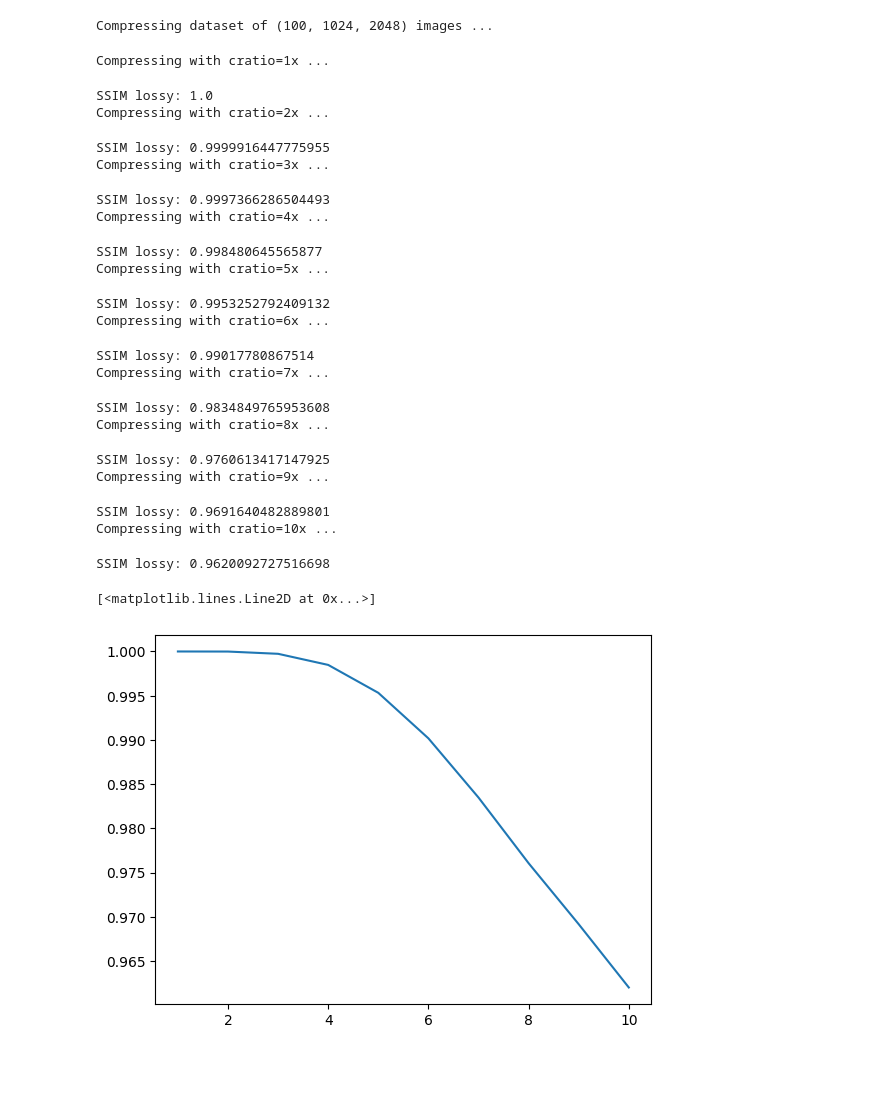
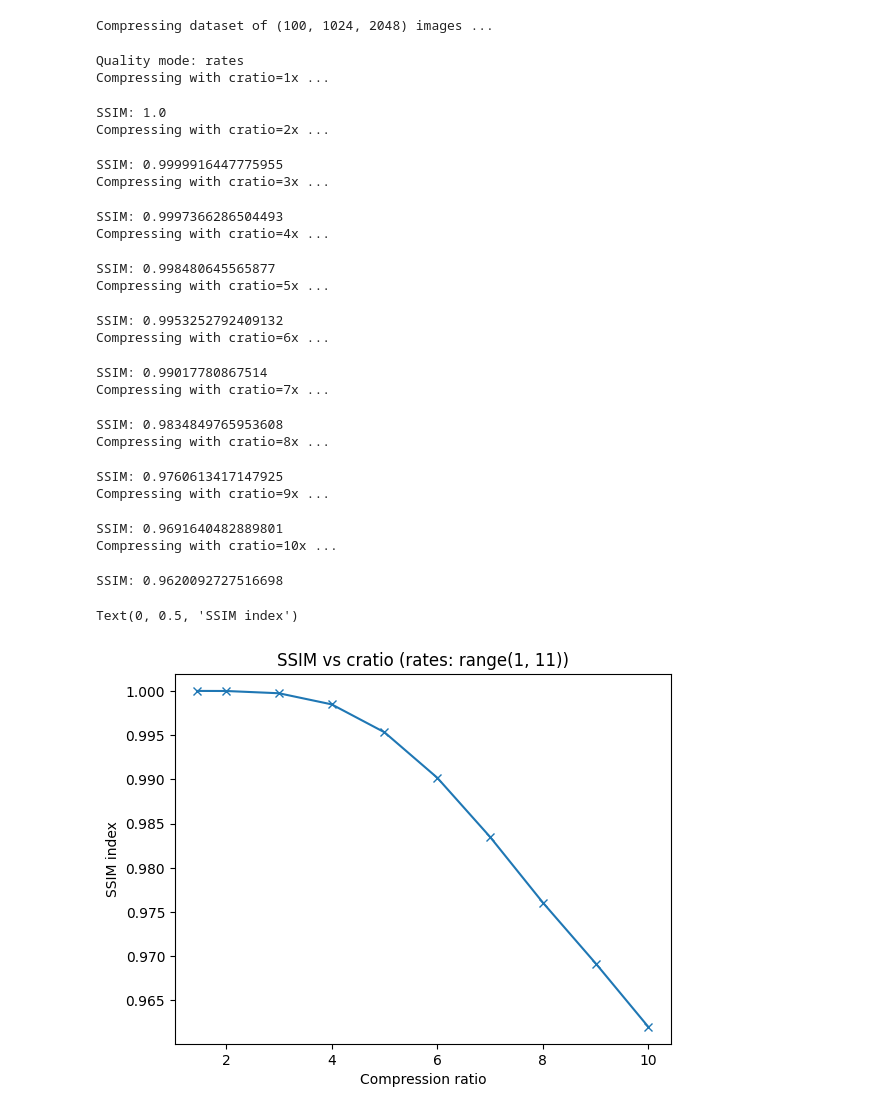
Before and after one commit to Blosc/blosc2_grok, a Jupyter notebook: bench/transcode-hdf5.ipynb, the cells around one changed output. Drawn from its saved outputs; the diff is of its cells as text; code cells hidden in the pictures; blank space fills up the shorter version.

```diff
--- a/bench/transcode-hdf5.ipynb
+++ b/bench/transcode-hdf5.ipynb
@@ -41,19 +51,30 @@ b2params = hdf5plugin.Blosc2()
 # Open the dataset
 f = h5py.File('/Users/faltet/Downloads/lung_raw_2000-2100.h5', 'r')
 dset = f['/data']
+if all_frames:
+    nframes = dset.shape[0]
+else:
+    nframes = 1
 print(f"Compressing dataset of {dset.shape} images ...")
 # %% [output]
 Compressing dataset of (100, 1024, 2048) images ...
 # %%
 # Compress the dataset with different compression ratios
-ssims_lossy = []
-for cratio in range(1, 11):
-    print(f"Compressing with cratio={cratio}x ...")
+quality_mode = "rates"
+print(f"Quality mode: {quality_mode}")
+ssims = []
+cratios = []
+times = []
+range_vals = list(range(1, 11))
+range_vals_str = "range(1, 11)"
+for cratio in range_vals:
+    if verbose:
+        print(f"Compressing with cratio={cratio}x ...")
     # Set the parameters that will be used by grok
     kwargs = {
         'cod_format': blosc2_grok.GrkFileFmt.GRK_FMT_JP2,
         'num_threads': 1,  # this does not have any effect (grok should work in multithreading mode)
-        'quality_mode': "rates",
+        'quality_mode': quality_mode,
         'quality_layers': np.array([cratio], dtype=np.float64)
     }
     blosc2_grok.set_params_defaults(**kwargs)
@@ -63,44 +84,55 @@ for cratio in range(1, 11):
     chunks = (1,) + dset.shape[1:]
     dset_out = fout.create_dataset('/data', shape=dset.shape, dtype=dset.dtype, chunks=chunks, **b2params)
 
-    for i in tqdm(range(dset.shape[0])):
+    # Iterate over the frames
+    iter_frames = tqdm(range(nframes)) if verbose else range(nframes)
+    for i in iter_frames:
         im = dset[i:i+1, ...]
         # Transform the numpy array to a blosc2 array. This is where compression happens.
+        t0 = time()
         b2im = blosc2.asarray(im, chunks=im.shape, blocks=im.shape, cparams=cparams)
+        if i == 0:
+            times.append(time() - t0)
 
         # Write to disk
         dset_out.id.write_direct_chunk((i, 0, 0), b2im.schunk.to_cframe())
         if i == 0:
+            cratios.append(b2im.schunk.cratio)
             # Compare with the original image
             im2 = b2im[:]
-            ssim_lossy = ssim(im[0], im2[0], data_range=im.max() - im.min())
-            ssims_lossy.append(ssim_lossy)
-    print(f"SSIM lossy: {ssim_lossy}")
+            ssim_ = ssim(im[0], im2[0], data_range=im.max() - im.min())
+            ssims.append(ssim_)
+    if verbose:
+        print(f"SSIM: {ssim_}")
     fout.close()
-f.close()
+meas[quality_mode] = {'ssims': ssims, 'cratios': cratios, 'times': times}
 # %% [output]
+Quality mode: rates
 Compressing with cratio=1x ...
-SSIM lossy: 1.0
+SSIM: 1.0
 Compressing with cratio=2x ...
-SSIM lossy: 0.9999916447775955
+SSIM: 0.9999916447775955
 Compressing with cratio=3x ...
-SSIM lossy: 0.9997366286504493
+SSIM: 0.9997366286504493
 Compressing with cratio=4x ...
-SSIM lossy: 0.998480645565877
+SSIM: 0.998480645565877
 Compressing with cratio=5x ...
-SSIM lossy: 0.9953252792409132
+SSIM: 0.9953252792409132
 Compressing with cratio=6x ...
-SSIM lossy: 0.99017780867514
+SSIM: 0.99017780867514
 Compressing with cratio=7x ...
-SSIM lossy: 0.9834849765953608
+SSIM: 0.9834849765953608
 Compressing with cratio=8x ...
-SSIM lossy: 0.9760613417147925
+SSIM: 0.9760613417147925
 Compressing with cratio=9x ...
-SSIM lossy: 0.9691640482889801
+SSIM: 0.9691640482889801
 Compressing with cratio=10x ...
-SSIM lossy: 0.9620092727516698
+SSIM: 0.9620092727516698
 # %%
-plt.plot(range(1, 11), ssims_lossy)
+plt.plot(meas[quality_mode]['cratios'], meas[quality_mode]['ssims'], 'x-')
+plt.title(f'SSIM vs cratio ({quality_mode}: {range_vals_str})')
+plt.xlabel('Compression ratio')
+plt.ylabel('SSIM index')
 # %% [output]
-[<matplotlib.lines.Line2D at 0x...>]
+Text(0, 0.5, 'SSIM index')
-[figure, old version]
+[figure, new version]
```
Also changed, not shown: parts of 13 cells of this notebook, 1 other file.
